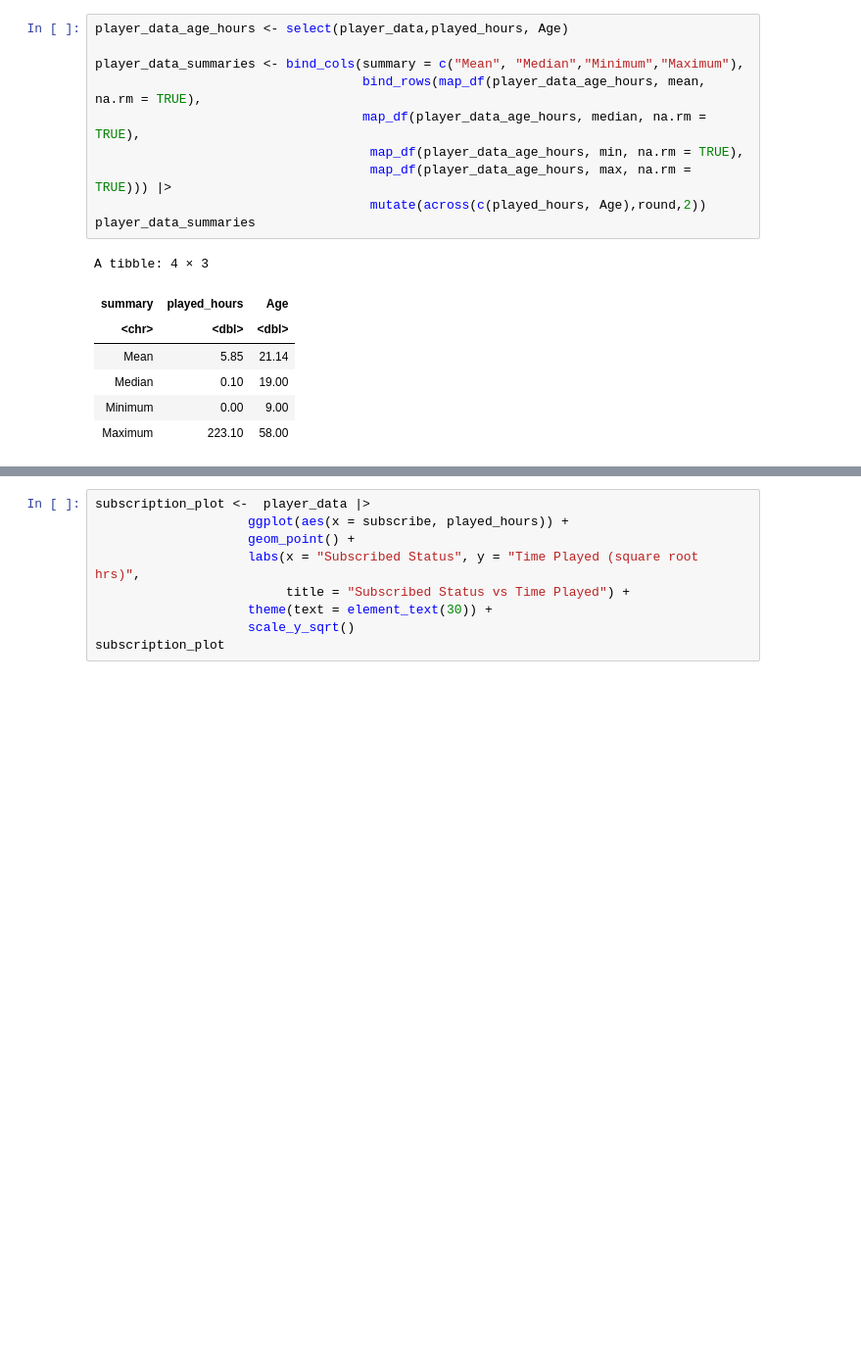
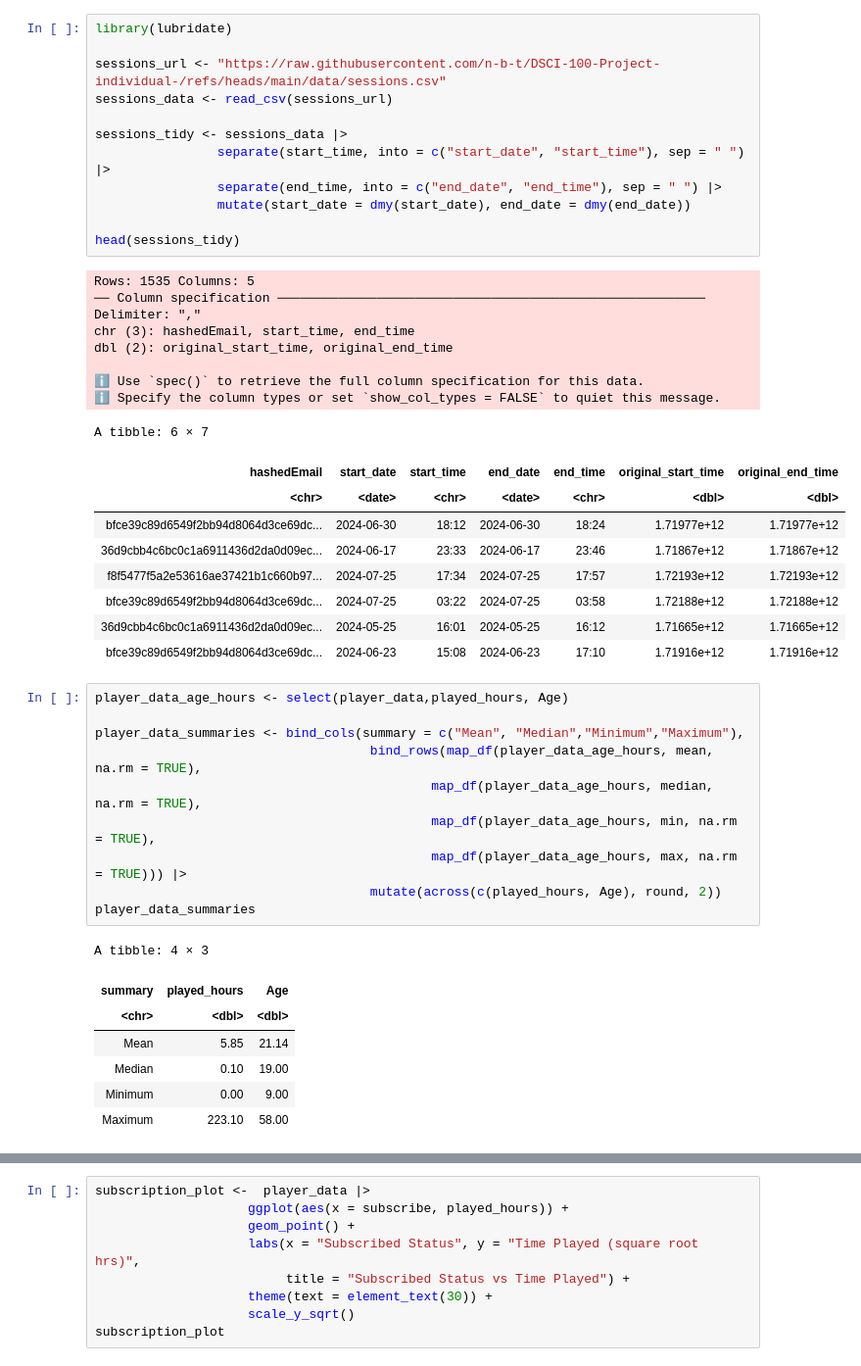
Before and after one commit to n-b-t/DSCI-100-Project-individual-, a Jupyter notebook: Planning_Report.ipynb, the cells around one changed output, grey strips where cells are left out. Shown at 98% size. Saved outputs shown, nothing was run; the diff lists cells and outputs as text; blank space fills up the shorter version.

```diff
--- a/Planning_Report.ipynb
+++ b/Planning_Report.ipynb
@@ -94,12 +74,42 @@ round(.5 + -2:4) # IEEE / IEC rounding: -2 0 0 2 2 4 4 ## (this is *good* behavi
+# %%
+library(lubridate)
+
+sessions_url <- "https://raw.githubusercontent.com/n-b-t/DSCI-100-Project-individual-/refs/heads/main/data/sessions.csv"
+sessions_data <- read_csv(sessions_url)
+
+sessions_tidy <- sessions_data |>
+                separate(start_time, into = c("start_date", "start_time"), sep = " ") |>
+                separate(end_time, into = c("end_date", "end_time"), sep = " ") |>
+                mutate(start_date = dmy(start_date), end_date = dmy(end_date))
+
+head(sessions_tidy)
+# %% [output]
+Rows: 1535 Columns: 5
+── Column specification ────────────────────────────────────────────────────────
+Delimiter: ","
+chr (3): hashedEmail, start_time, end_time
+dbl (2): original_start_time, original_end_time
+
+ℹ Use `spec()` to retrieve the full column specification for this data.
+ℹ Specify the column types or set `show_col_types = FALSE` to quiet this message.
+A tibble: 6 × 7
+| hashedEmail | start_date | start_time | end_date | end_time | original_start_time | original_end_time |
+| <chr> | <date> | <chr> | <date> | <chr> | <dbl> | <dbl> |
+| bfce39c89d6549f2bb94d8064d3ce69dc... | 2024-06-30 | 18:12 | 2024-06-30 | 18:24 | 1.71977e+12 | 1.71977e+12 |
+| 36d9cbb4c6bc0c1a6911436d2da0d09ec... | 2024-06-17 | 23:33 | 2024-06-17 | 23:46 | 1.71867e+12 | 1.71867e+12 |
+| f8f5477f5a2e53616ae37421b1c660b97... | 2024-07-25 | 17:34 | 2024-07-25 | 17:57 | 1.72193e+12 | 1.72193e+12 |
+| bfce39c89d6549f2bb94d8064d3ce69dc... | 2024-07-25 | 03:22 | 2024-07-25 | 03:58 | 1.72188e+12 | 1.72188e+12 |
+| 36d9cbb4c6bc0c1a6911436d2da0d09ec... | 2024-05-25 | 16:01 | 2024-05-25 | 16:12 | 1.71665e+12 | 1.71665e+12 |
+| bfce39c89d6549f2bb94d8064d3ce69dc... | 2024-06-23 | 15:08 | 2024-06-23 | 17:10 | 1.71916e+12 | 1.71916e+12 |
 # %%
 player_data_age_hours <- select(player_data,played_hours, Age)
 
 player_data_summaries <- bind_cols(summary = c("Mean", "Median","Minimum","Maximum"),
-                                   bind_rows(map_df(player_data_age_hours, mean, na.rm = TRUE),
-                                   map_df(player_data_age_hours, median, na.rm = TRUE),
-                                    map_df(player_data_age_hours, min, na.rm = TRUE),
-                                    map_df(player_data_age_hours, max, na.rm = TRUE))) |>
-                                    mutate(across(c(played_hours, Age),round,2))
+                                    bind_rows(map_df(player_data_age_hours, mean, na.rm = TRUE),
+                                            map_df(player_data_age_hours, median, na.rm = TRUE),
+                                            map_df(player_data_age_hours, min, na.rm = TRUE),
+                                            map_df(player_data_age_hours, max, na.rm = TRUE))) |>
+                                    mutate(across(c(played_hours, Age), round, 2))
 player_data_summaries
 # %% [output]
 A tibble: 4 × 3
```
Also changed, not shown: parts of 8 cells of this notebook.
